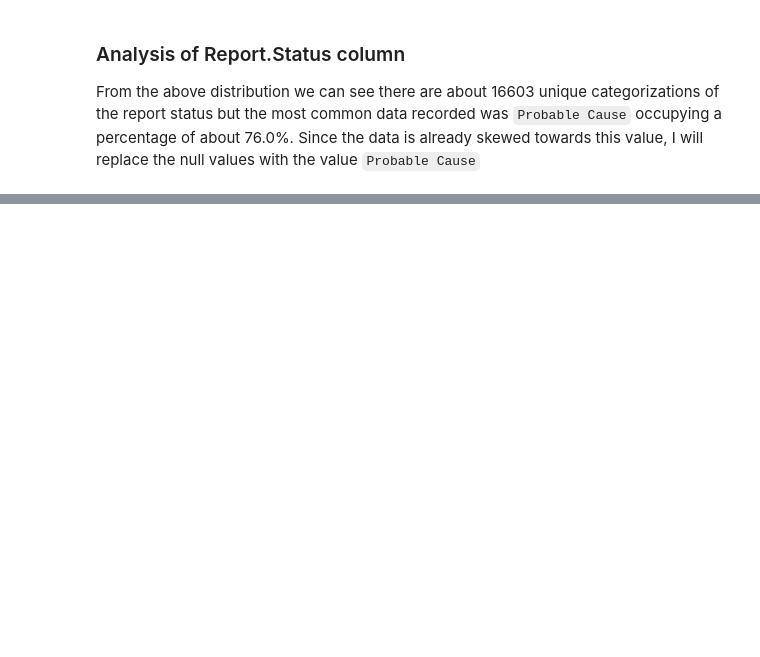
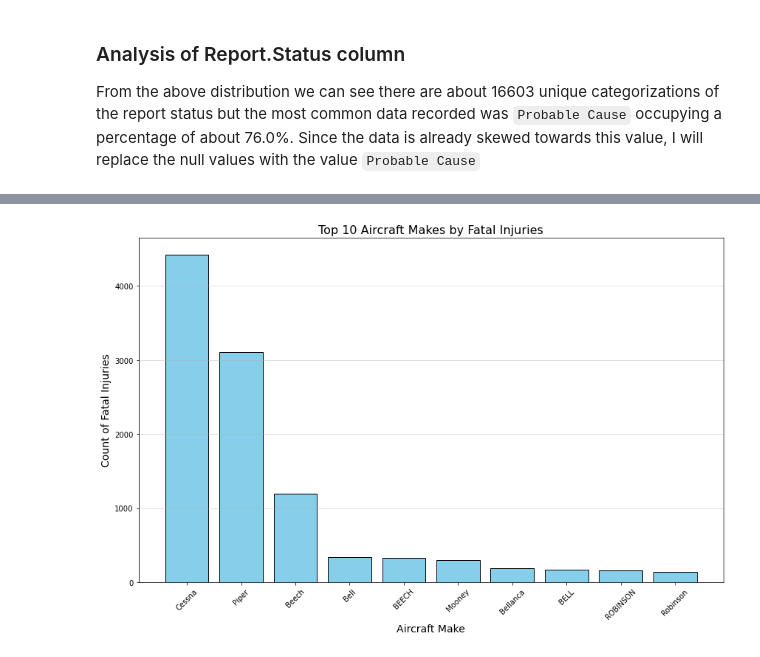
Before and after one commit to Thazes/phase1DataScience, a Jupyter notebook: phase1Project.ipynb, the cells around one changed output, grey strips where cells are left out. Cells and saved outputs as stored; diff of their text form; code cells hidden in the pictures; blank space fills up the shorter version.

```diff
--- a/phase1Project.ipynb
+++ b/phase1Project.ipynb
@@ -1110,0 +1265,14 @@ dtype: float64
+# %%
+# Filter non-fatal injuries
+fatal_injuries = injury_make_summary[injury_make_summary['Injury.Severity'] == 'Fatal']
+
+# Aggregate and get the top 10 makes with the highest non-fatal injuries
+top_10_non_fatal_injuries = (
+    fatal_injuries.groupby('Make')['Count']
+    .sum()
+    .nlargest(10)
+    .reset_index()
+)
+
+# Display the results
+print(top_10_non_fatal_injuries)
@@ -1110,0 +1291,18 @@ dtype: float64
+# %%
+# Aggregate total fatal injuries by 'Make' and filter top 10 makes
+top_makes = fatal_injuries.groupby('Make')['Count'].sum().nlargest(10).reset_index()
+
+# Plot histogram
+plt.figure(figsize=(12, 8))
+plt.bar(top_makes['Make'], top_makes['Count'], color='skyblue', edgecolor='black')
+
+# Add plot details
+plt.title('Top 10 Aircraft Makes by Fatal Injuries', fontsize=16)
+plt.xlabel('Aircraft Make', fontsize=14)
+plt.ylabel('Count of Fatal Injuries', fontsize=14)
+plt.xticks(rotation=45)
+plt.grid(axis='y', alpha=0.5)
+plt.tight_layout()
+plt.show()
+# %% [output]
+[figure, added]
```
Also changed, not shown: parts of 61 cells of this notebook.
